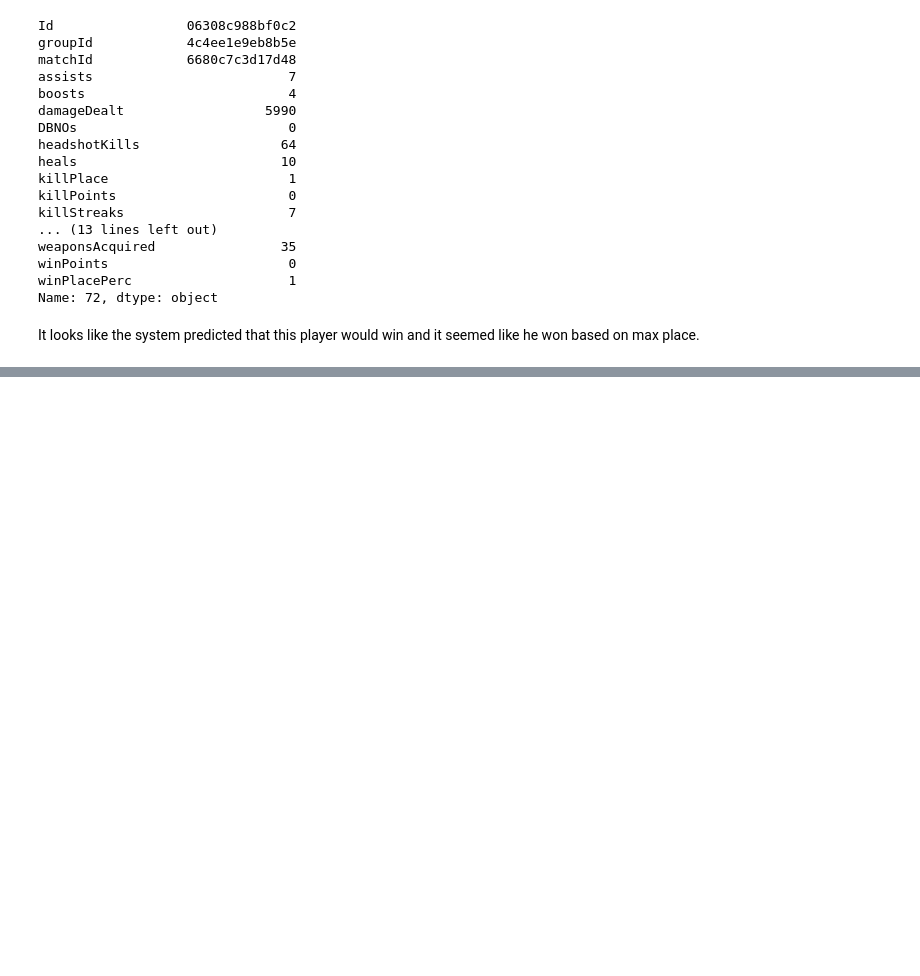
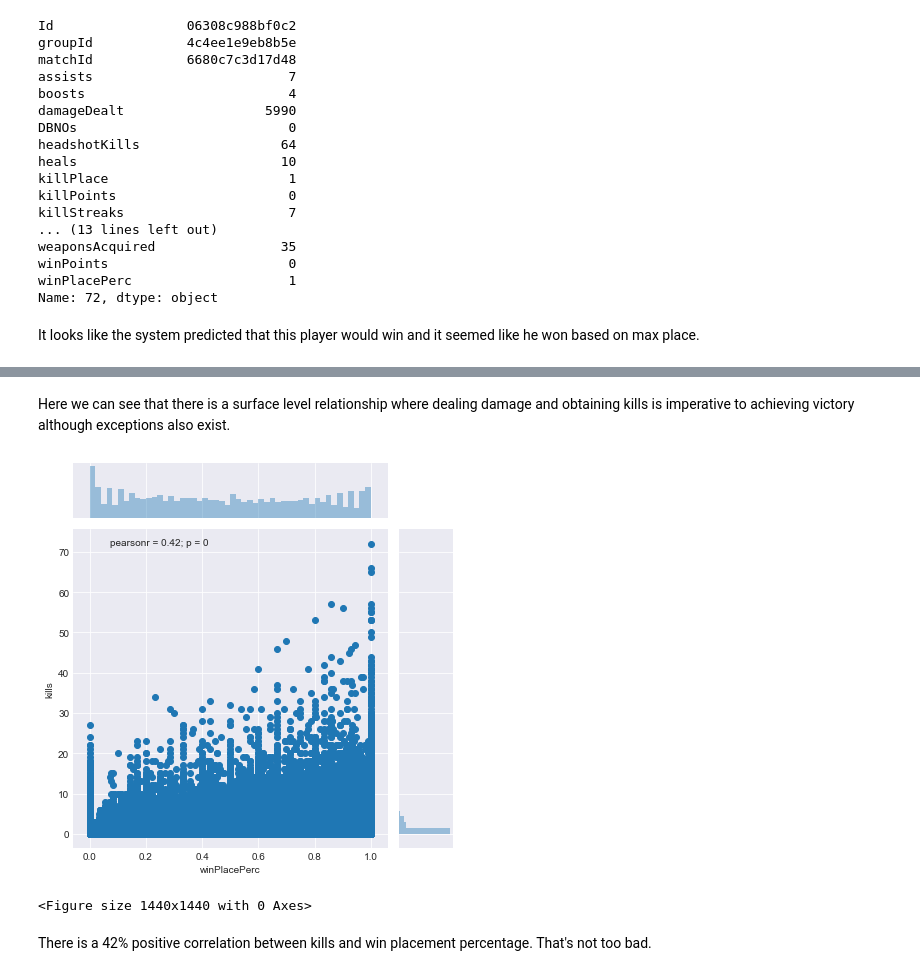
Before and after one commit to lamkg/PUBG-Placement-Prediction, a Jupyter notebook: PUBG Placement Prediction.ipynb, the cells around one changed output, grey strips where cells are left out. Drawn from its saved outputs; the diff is of its cells as text; code cells hidden in the pictures; blank space fills up the shorter version.

```diff
--- a/PUBG Placement Prediction.ipynb
+++ b/PUBG Placement Prediction.ipynb
@@ -162,0 +201,12 @@ It looks like the system predicted that this player would win and it seemed like
+# %% [markdown]
+Here we can see that there is a surface level relationship where dealing damage and obtaining kills is imperative to achieving victory although exceptions also exist.
+# %%
+# Plot win placement percentage along with kills
+sns.jointplot(x="winPlacePerc", y="kills", data=pubg)
+plt.figure(figsize=(20,20))
+plt.show()
+# %% [output]
+[figure, added]
+<Figure size 1440x1440 with 0 Axes>
+# %% [markdown]
+There is a 42% positive correlation between kills and win placement percentage. That's not too bad.
```
Also changed, not shown: parts of 7 cells of this notebook.
